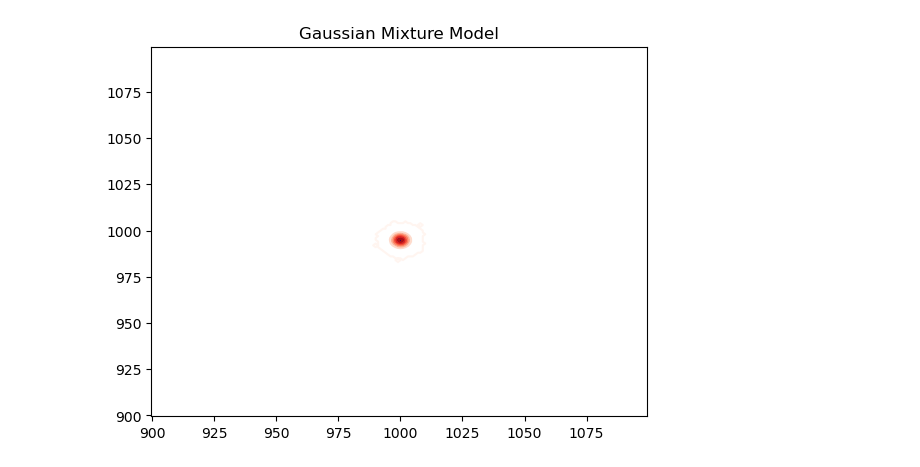
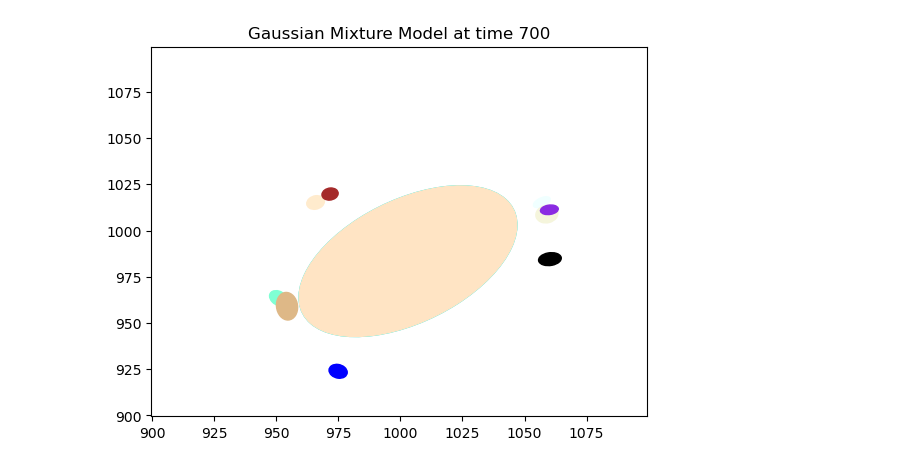
Before and after one commit to zhizhang1445/CRISPR_Sim, a Jupyter notebook: Analysis/dumb_tracking.ipynb, the cells around one changed output. Drawn from its saved outputs; the diff is of its cells as text; code cells hidden in the pictures.

```diff
--- a/Analysis/dumb_tracking.ipynb
+++ b/Analysis/dumb_tracking.ipynb
@@ -144,0 +33,34 @@ diff.transpose()
+# %%
+i = 600
+n_i = scipy.sparse.load_npz(foldername+f"sp_frame_n{i}.npz").todok()
+indexes = get_nonzero_w_repeats(n_i)
+means_gmm, covs_gmm, counts_gmm = fit_unknown_GMM(indexes, n_components = 10, w = 1000)
+means1, covs1, counts1 = reduce_GMM(means_gmm, covs_gmm, counts_gmm)
+
+fig, ax = plt.subplots()
+plt.title(f"Gaussian Mixture Model at time {i}")
+ax.contour(n_i.toarray().transpose(), cmap = "Reds") #Note that contour is trasnposed
+ax.margins(-0.45, -0.45)
+colors = generate_colors(len(means1))
+for mean , cov, color in zip(means1, covs1, colors):
+    ell1 = make_ellipse(mean, cov, color)
+    ax.add_patch(ell1)
+
+print("Number of Clusters", len(means1))
+# %%
+i = 700
+n_i = scipy.sparse.load_npz(foldername+f"sp_frame_n{i}.npz").todok()
+indexes = get_nonzero_w_repeats(n_i)
+means_gmm, covs_gmm, counts_gmm = fit_unknown_GMM(indexes, n_components = 10, w = 0.1)
+means2, covs2, counts2 = reduce_GMM(means_gmm, covs_gmm, counts_gmm)
+
+fig, ax = plt.subplots()
+plt.title(f"Gaussian Mixture Model at time {i}")
+ax.contour(n_i.toarray().transpose(), cmap = "Reds") #Note that contour is trasnposed
+ax.margins(-0.45, -0.45)
+colors = generate_colors(len(means2))
+for mean , cov, color in zip(means2, covs2, colors):
+    ell1 = make_ellipse(mean, cov, color)
+    ax.add_patch(ell1)
+
+print("Number of Clusters", len(means2))
@@ -145,10 +70,11 @@ diff.transpose()
 # %%
 fig, ax = plt.subplots()
-plt.title("Gaussian Mixture Model")
-ax.contour(n_i.toarray().transpose(), cmap = "Reds") #Note that contour is trasnposed
+plt.title(f"Gaussian Mixture Model at time {i}")
+ax.contour(np.zeros(n_i.shape), cmap = "Reds") #Note that contour is trasnposed
 ax.margins(-0.45, -0.45)
-for mean , cov in zip(means, covs):
-    ell1 = make_ellipse(mean, cov, "navy")
+colors = generate_colors(len(means_gmm))
+for mean , cov, color in zip(means_gmm, covs_gmm, colors):
+    ell1 = make_ellipse(mean, cov, color)
     ax.add_patch(ell1)
 # %% [output]
-[figure, old version]
+[figure, new version]
```
Also changed, not shown: parts of 15 cells of this notebook, 5 other files.
